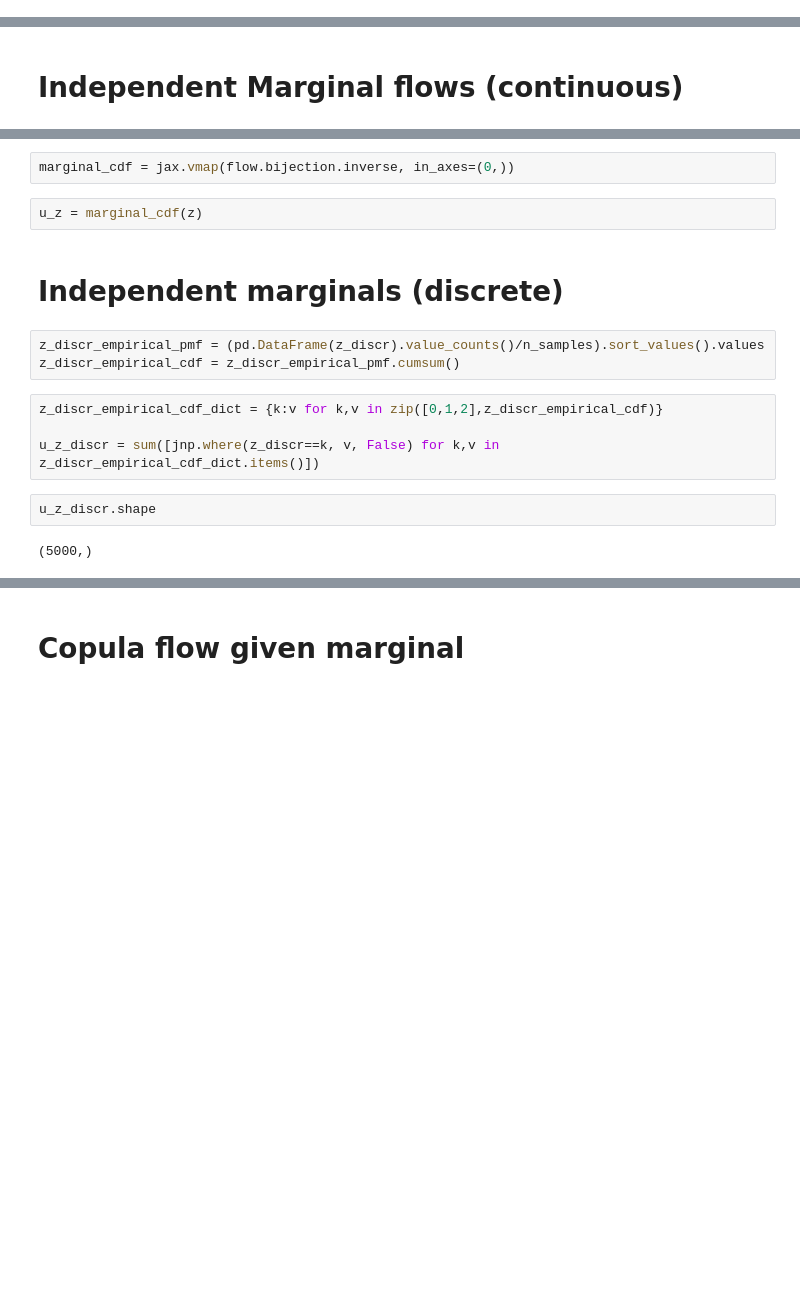
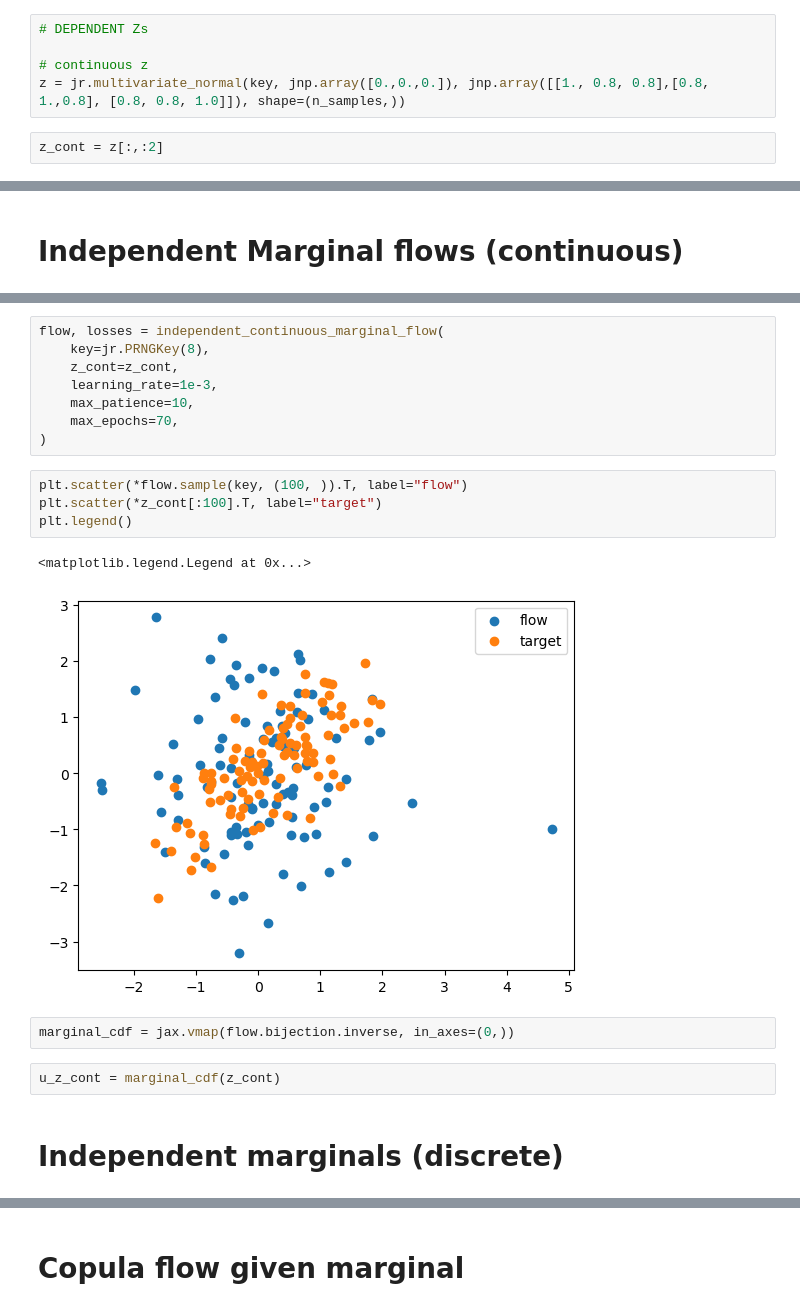
Before and after one commit to llaurabatt/frugal-flows, a Jupyter notebook: clean_playground.ipynb, the cells around one changed output, grey strips where cells are left out. Cells and saved outputs as stored; diff of their text form; blank space fills up the shorter version.

```diff
--- a/clean_playground.ipynb
+++ b/clean_playground.ipynb
@@ -47,3 +49,10 @@ key, subkey = jr.split(jr.PRNGKey(SEED - 2))
 logit_args = jnp.array([2,3,4])
 z_discr = jr.categorical(subkey, logits=jnp.array([jnp.log(logit_args[0]), jnp.log(logit_args[1]), jnp.log(logit_args[2])]), shape=(n_samples,))
 z_discr_probs = jnp.array(logit_args)/logit_args.sum()
+# %%
+# DEPENDENT Zs
+
+# continuous z
+z = jr.multivariate_normal(key, jnp.array([0.,0.,0.]), jnp.array([[1., 0.8, 0.8],[0.8, 1.,0.8], [0.8, 0.8, 1.0]]), shape=(n_samples,))
+# %%
+z_cont = z[:,:2]
@@ -99,17 +131,21 @@ plt.legend()
+# %%
+flow, losses = independent_continuous_marginal_flow(
+    key=jr.PRNGKey(8),
+    z_cont=z_cont,
+    learning_rate=1e-3,
+    max_patience=10,
+    max_epochs=70,
+)
+# %%
+plt.scatter(*flow.sample(key, (100, )).T, label="flow")
+plt.scatter(*z_cont[:100].T, label="target")
+plt.legend()
+# %% [output]
+<matplotlib.legend.Legend at 0x...>
+[figure, added]
 # %%
 marginal_cdf = jax.vmap(flow.bijection.inverse, in_axes=(0,))
-# %%
-u_z = marginal_cdf(z)
+# %%
+u_z_cont = marginal_cdf(z_cont)
 # %% [markdown]
 # Independent marginals (discrete)
-# %%
-z_discr_empirical_pmf = (pd.DataFrame(z_discr).value_counts()/n_samples).sort_values().values
-z_discr_empirical_cdf = z_discr_empirical_pmf.cumsum()
-# %%
-z_discr_empirical_cdf_dict = {k:v for k,v in zip([0,1,2],z_discr_empirical_cdf)}
-
-u_z_discr = sum([jnp.where(z_discr==k, v, False) for k,v in z_discr_empirical_cdf_dict.items()])
-# %%
-u_z_discr.shape
-# %% [output]
-(5000,)
```
Also changed, not shown: parts of 38 cells of this notebook.
